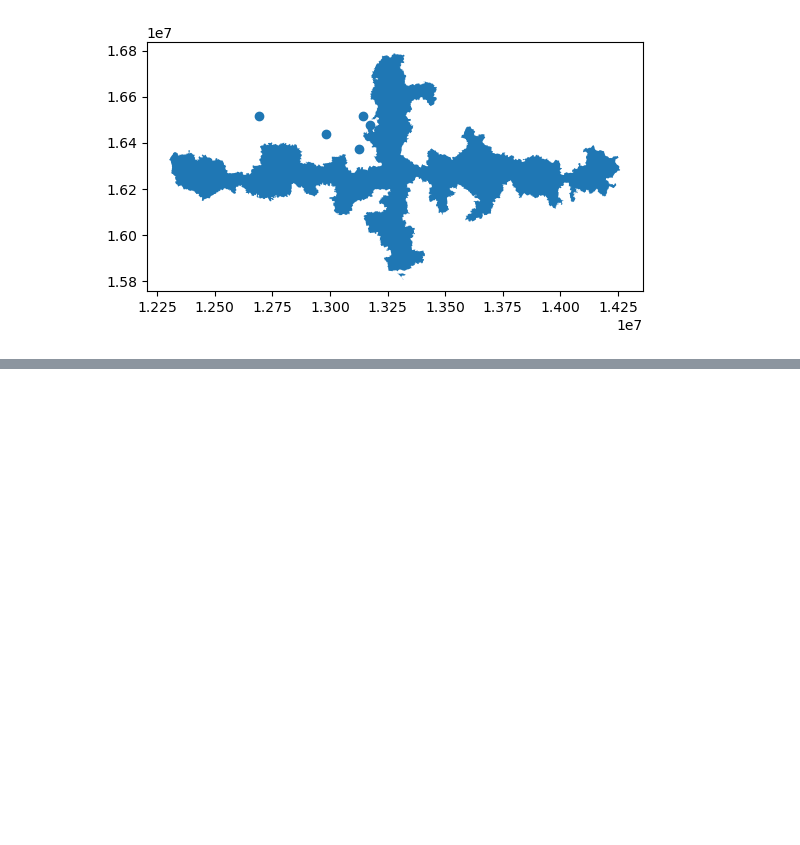
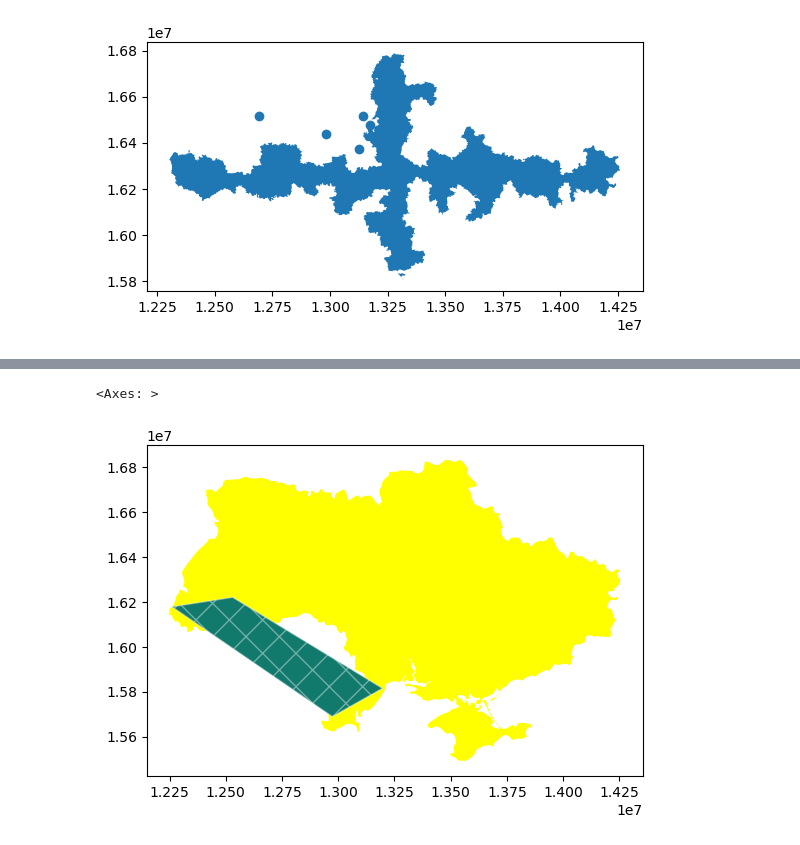
Before and after one commit to ZurinaGarcia/tareaEntregable3, a Jupyter notebook: index.ipynb, the cells around one changed output, grey strips where cells are left out. Saved outputs shown, nothing was run; the diff lists cells and outputs as text; code cells hidden in the pictures; blank space fills up the shorter version.

```diff
--- a/index.ipynb
+++ b/index.ipynb
@@ -722,0 +722,9 @@ Ukraine_AirTopRight_hull.plot(ax=base,facecolor='green',
+# %%
+base=ukraine.plot(facecolor='yellow')
+Ukraine_AirBottomLeft_hull.plot(ax=base)
+Ukraine_AirBottomLeft_hull.plot(ax=base,facecolor='green',
+                       edgecolor='white',alpha=0.4,
+                       hatch='X')
+# %% [output]
+<Axes: >
+[figure, added]
```
Also changed, not shown: parts of 10 cells of this notebook, 1 other file.
